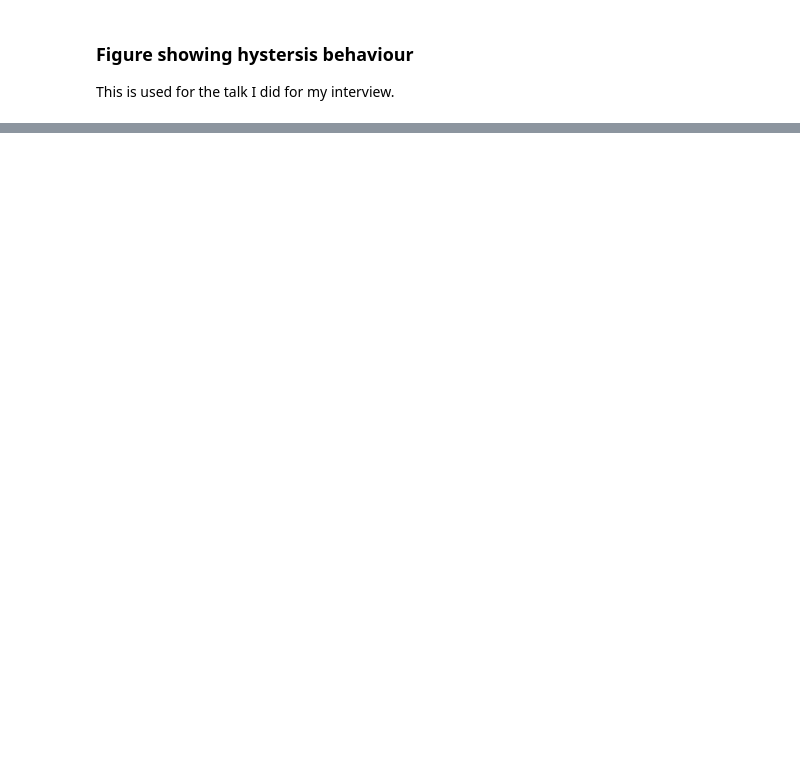
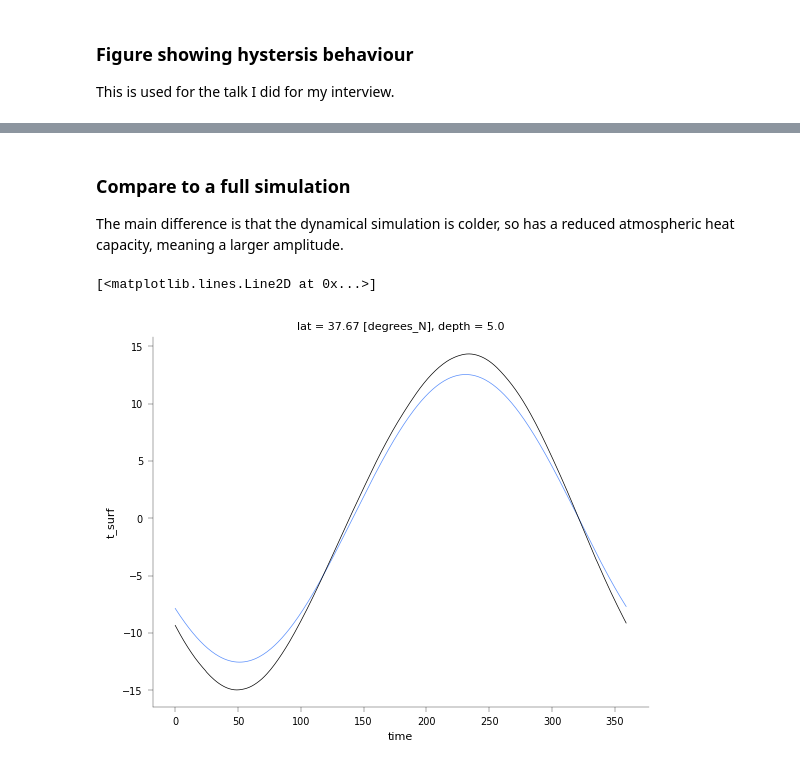
Before and after one commit to jduffield65/Isca, a Jupyter notebook: jobs/thesis_season/column/exp_comp.ipynb, the cells around one changed output, grey strips where cells are left out. Drawn from its saved outputs; the diff is of its cells as text; code cells hidden in the pictures; blank space fills up the shorter version.

```diff
--- a/jobs/thesis_season/column/exp_comp.ipynb
+++ b/jobs/thesis_season/column/exp_comp.ipynb
@@ -713,0 +719,17 @@ plt.show()
+# %% [markdown]
+### Compare to a full simulation
+The main difference is that the dynamical simulation is colder, so has a reduced atmospheric heat capacity, meaning a larger amplitude.
+# %%
+exp_name_dyn = f'thesis_season/depth={depth_use}/k=1_const_drag'
+ds_dyn = isca_tools.load_dataset(exp_name_dyn, first_month_file=121)
+ds_dyn = ds_dyn[['t_surf']].sel(lat=ds.lat, method='nearest').load()
+ds_dyn = utils.get_annual_zonal_mean(ds_dyn)
+# %%
+for i in range(ds.exp.size):
+    if ds.exp.values[i] != 'sw_wind_moist':
+        continue
+    (ds.isel(exp=i).temp_surf-ds.isel(exp=i).temp_surf.mean(dim='time')).plot()
+(ds_dyn.t_surf - ds_dyn.t_surf.mean(dim='time')).plot(color='k')
+# %% [output]
+[<matplotlib.lines.Line2D at 0x...>]
+[figure, added]
```
Also changed, not shown: parts of 8 cells of this notebook, 10 other files.
